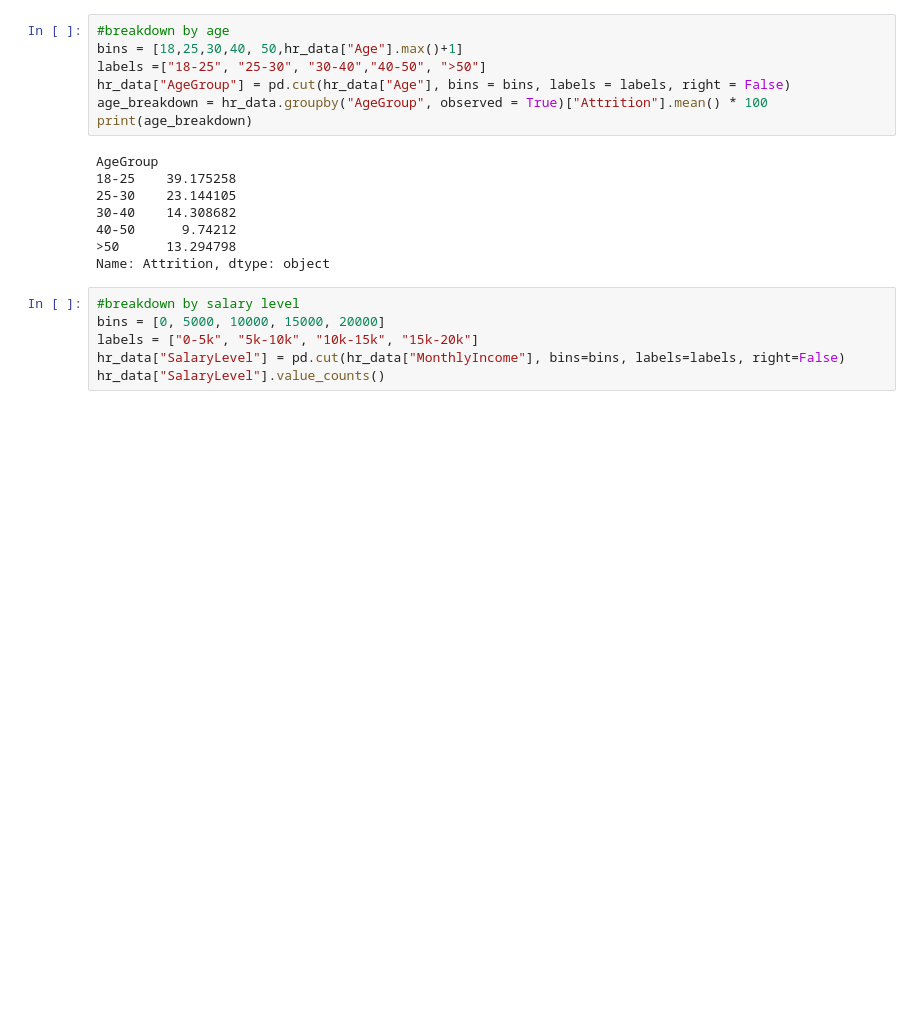
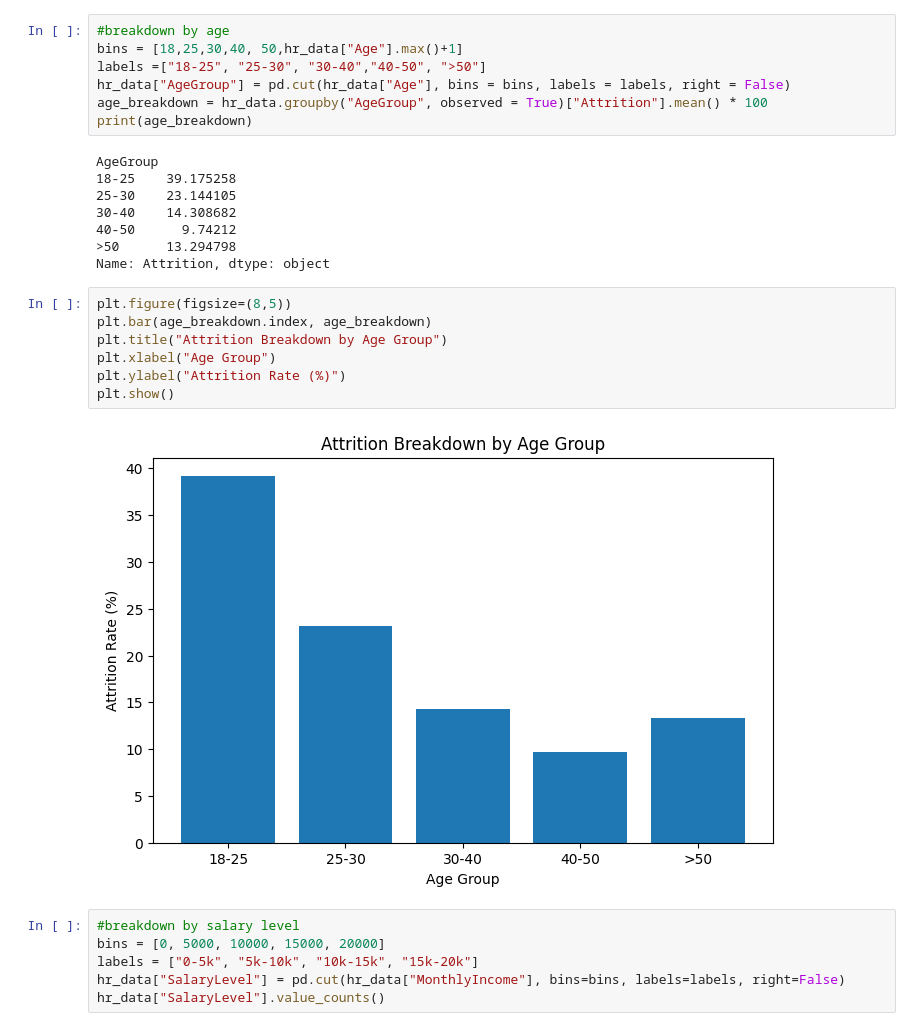
Before and after one commit to Guri-1186/HR-Analytics-Pandas, a Jupyter notebook: hr_attrition.ipynb, the cells around one changed output. Saved outputs shown, nothing was run; the diff lists cells and outputs as text; blank space fills up the shorter version.

```diff
--- a/hr_attrition.ipynb
+++ b/hr_attrition.ipynb
@@ -230,6 +242,15 @@ AgeGroup
 40-50      9.74212
 >50      13.294798
 Name: Attrition, dtype: object
+# %%
+plt.figure(figsize=(8,5))
+plt.bar(age_breakdown.index, age_breakdown)
+plt.title("Attrition Breakdown by Age Group")
+plt.xlabel("Age Group")
+plt.ylabel("Attrition Rate (%)")
+plt.show()
+# %% [output]
+[figure, added]
 # %%
 #breakdown by salary level
 bins = [0, 5000, 10000, 15000, 20000]
```
Also changed, not shown: parts of 8 cells of this notebook, 1 other file.
